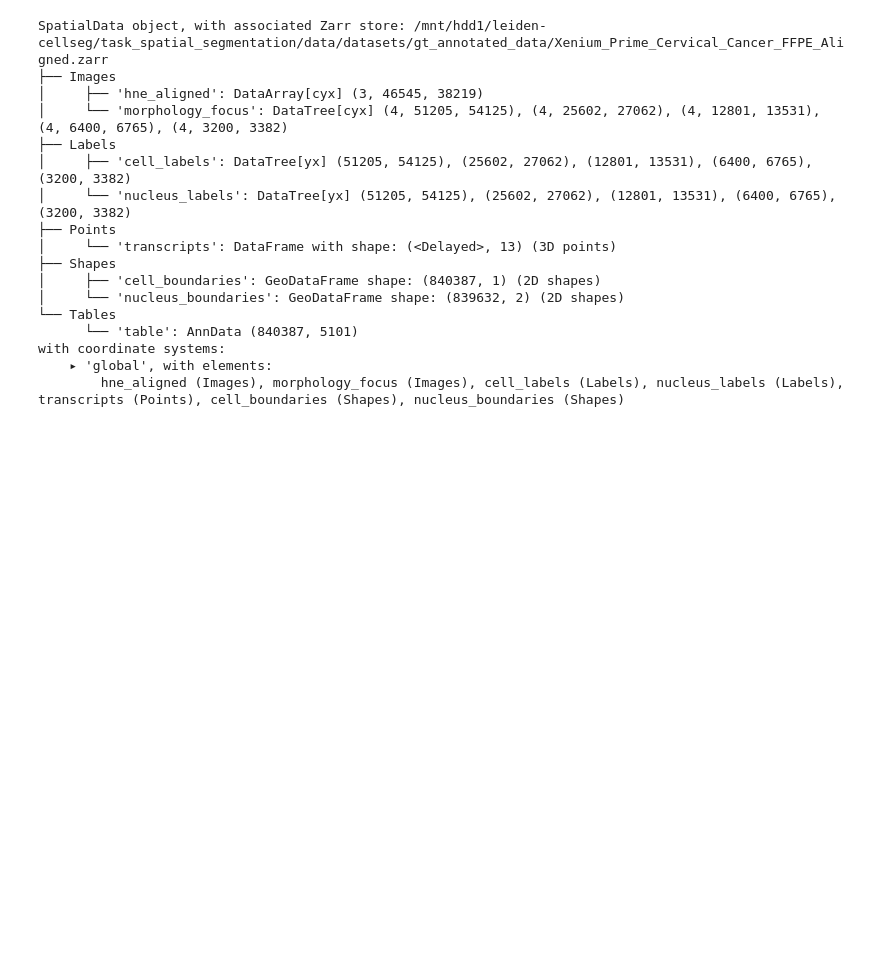
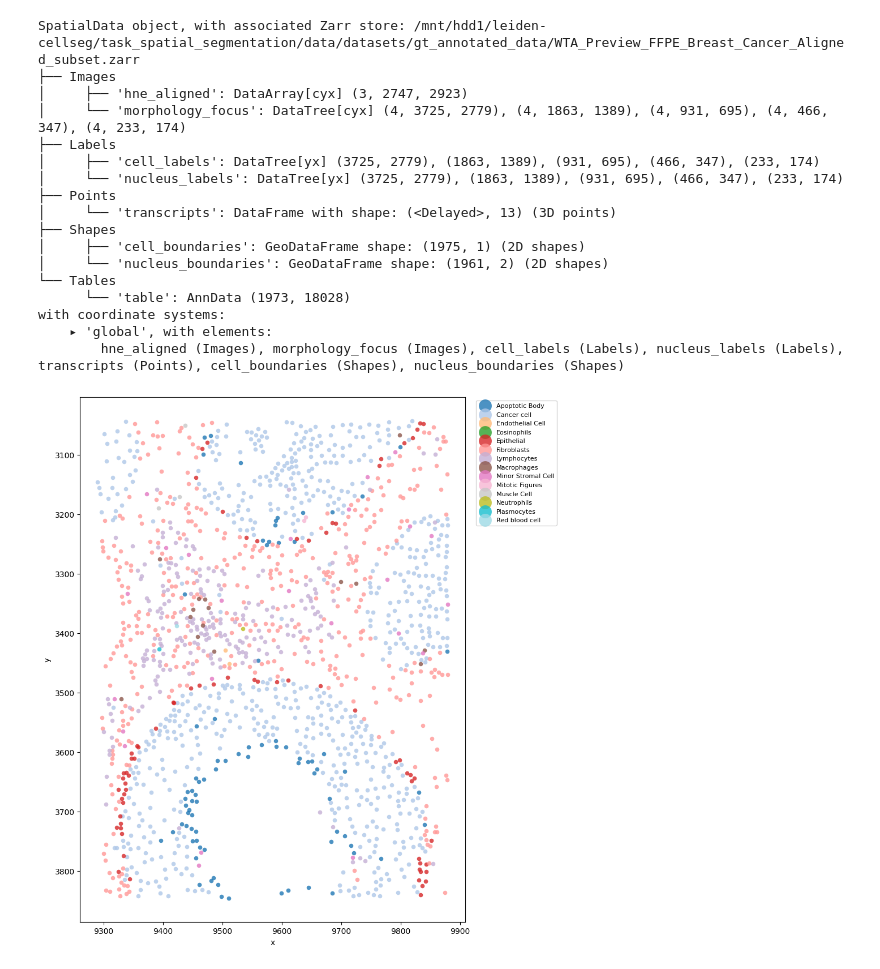
Before and after one commit to openproblems-bio/task_spatial_segmentation, a Jupyter notebook: notebooks/check_subset_sample.ipynb, the cells around one changed output. Drawn from its saved outputs; the diff is of its cells as text; code cells hidden in the pictures; blank space fills up the shorter version.

Commit message:
Update checks for subsetting sdata

```diff
--- a/notebooks/check_subset_sample.ipynb
+++ b/notebooks/check_subset_sample.ipynb
@@ -13,23 +13,45 @@ import json
 import matplotlib.pyplot as plt
 from matplotlib.patches import Rectangle
 # %%
-sdata = sd.read_zarr("../data/datasets/gt_annotated_data/Xenium_Prime_Cervical_Cancer_FFPE_Aligned.zarr")
+sdata = sd.read_zarr("../data/datasets/gt_annotated_data/WTA_Preview_FFPE_Breast_Cancer_Aligned_subset.zarr")
 sdata
 # %% [output]
-SpatialData object, with associated Zarr store: /mnt/hdd1/leiden-cellseg/task_spatial_segmentation/data/datasets/gt_annotated_data/Xenium_Prime_Cervical_Cancer_FFPE_Aligned.zarr
+SpatialData object, with associated Zarr store: /mnt/hdd1/leiden-cellseg/task_spatial_segmentation/data/datasets/gt_annotated_data/WTA_Preview_FFPE_Breast_Cancer_Aligned_subset.zarr
 ├── Images
-│     ├── 'hne_aligned': DataArray[cyx] (3, 46545, 38219)
-│     └── 'morphology_focus': DataTree[cyx] (4, 51205, 54125), (4, 25602, 27062), (4, 12801, 13531), (4, 6400, 6765), (4, 3200, 3382)
+│     ├── 'hne_aligned': DataArray[cyx] (3, 2747, 2923)
+│     └── 'morphology_focus': DataTree[cyx] (4, 3725, 2779), (4, 1863, 1389), (4, 931, 695), (4, 466, 347), (4, 233, 174)
 ├── Labels
-│     ├── 'cell_labels': DataTree[yx] (51205, 54125), (25602, 27062), (12801, 13531), (6400, 6765), (3200, 3382)
-│     └── 'nucleus_labels': DataTree[yx] (51205, 54125), (25602, 27062), (12801, 13531), (6400, 6765), (3200, 3382)
+│     ├── 'cell_labels': DataTree[yx] (3725, 2779), (1863, 1389), (931, 695), (466, 347), (233, 174)
+│     └── 'nucleus_labels': DataTree[yx] (3725, 2779), (1863, 1389), (931, 695), (466, 347), (233, 174)
 ├── Points
 │     └── 'transcripts': DataFrame with shape: (<Delayed>, 13) (3D points)
 ├── Shapes
-│     ├── 'cell_boundaries': GeoDataFrame shape: (840387, 1) (2D shapes)
-│     └── 'nucleus_boundaries': GeoDataFrame shape: (839632, 2) (2D shapes)
+│     ├── 'cell_boundaries': GeoDataFrame shape: (1975, 1) (2D shapes)
+│     └── 'nucleus_boundaries': GeoDataFrame shape: (1961, 2) (2D shapes)
 └── Tables
-      └── 'table': AnnData (840387, 5101)
+      └── 'table': AnnData (1973, 18028)
 with coordinate systems:
     ▸ 'global', with elements:
         hne_aligned (Images), morphology_focus (Images), cell_labels (Labels), nucleus_labels (Labels), transcripts (Points), cell_boundaries (Shapes), nucleus_boundaries (Shapes)
+# %%
+x_spatial = sdata.tables['table'].obsm['X_spatial']
+classes = sdata['table'].obs['histoplus_cell_class']
+
+# stable color per class
+cats = pd.Categorical(classes)
+cmap = plt.get_cmap('tab20', len(cats.categories))
+
+fig, ax = plt.subplots(figsize=(10, 10))
+for code, name in enumerate(cats.categories):
+    m = cats.codes == code
+    ax.scatter(x_spatial[m, 0], x_spatial[m, 1],
+               s=30, c=[cmap(code)], label=name, alpha=0.8, linewidths=0)
+
+ax.set_aspect('equal')
+ax.invert_yaxis()                          # image-style y axis
+ax.set_xlabel('x'); ax.set_ylabel('y')
+ax.legend(markerscale=3, fontsize=8, bbox_to_anchor=(1.02, 1), loc='upper left')
+plt.tight_layout()
+plt.show()
+# %% [output]
+[figure, added]
```
Also changed, not shown: parts of 3 cells of this notebook.
